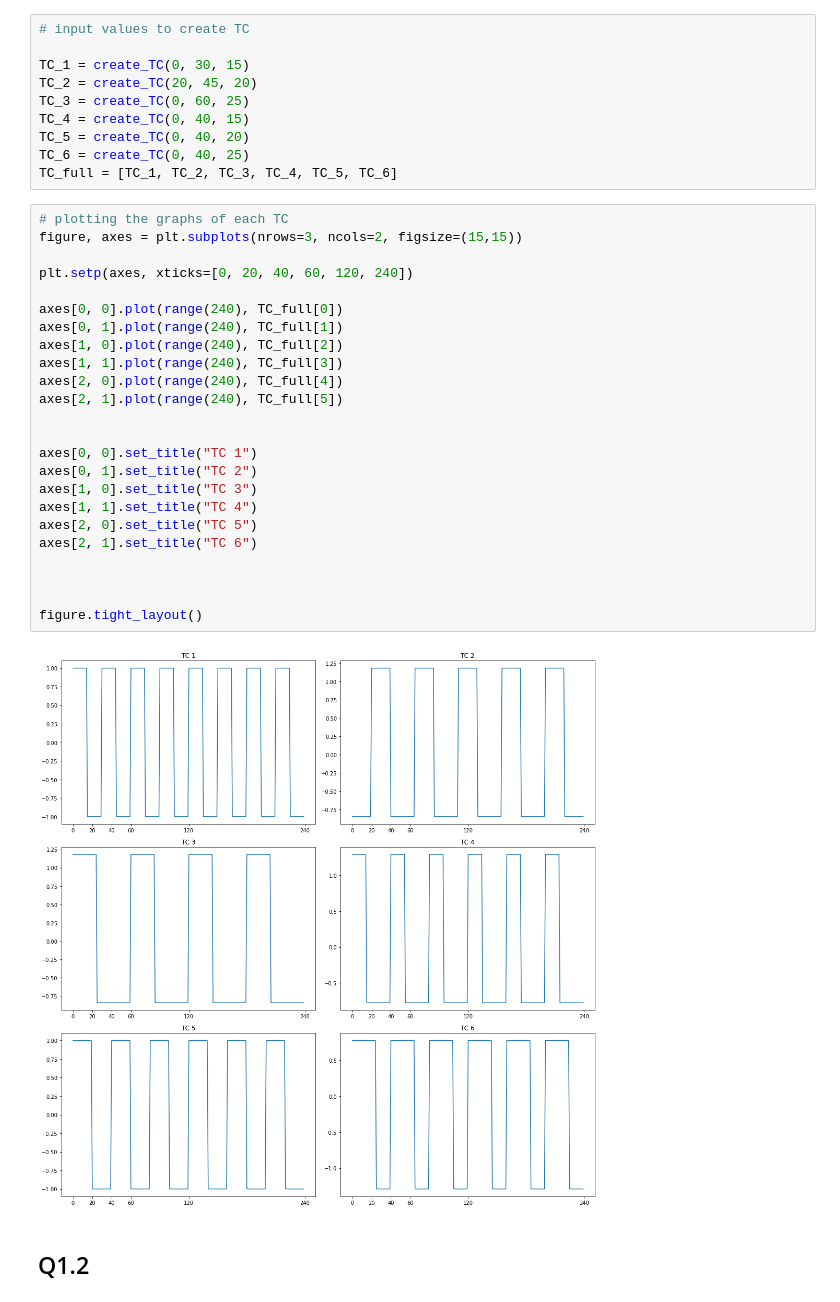
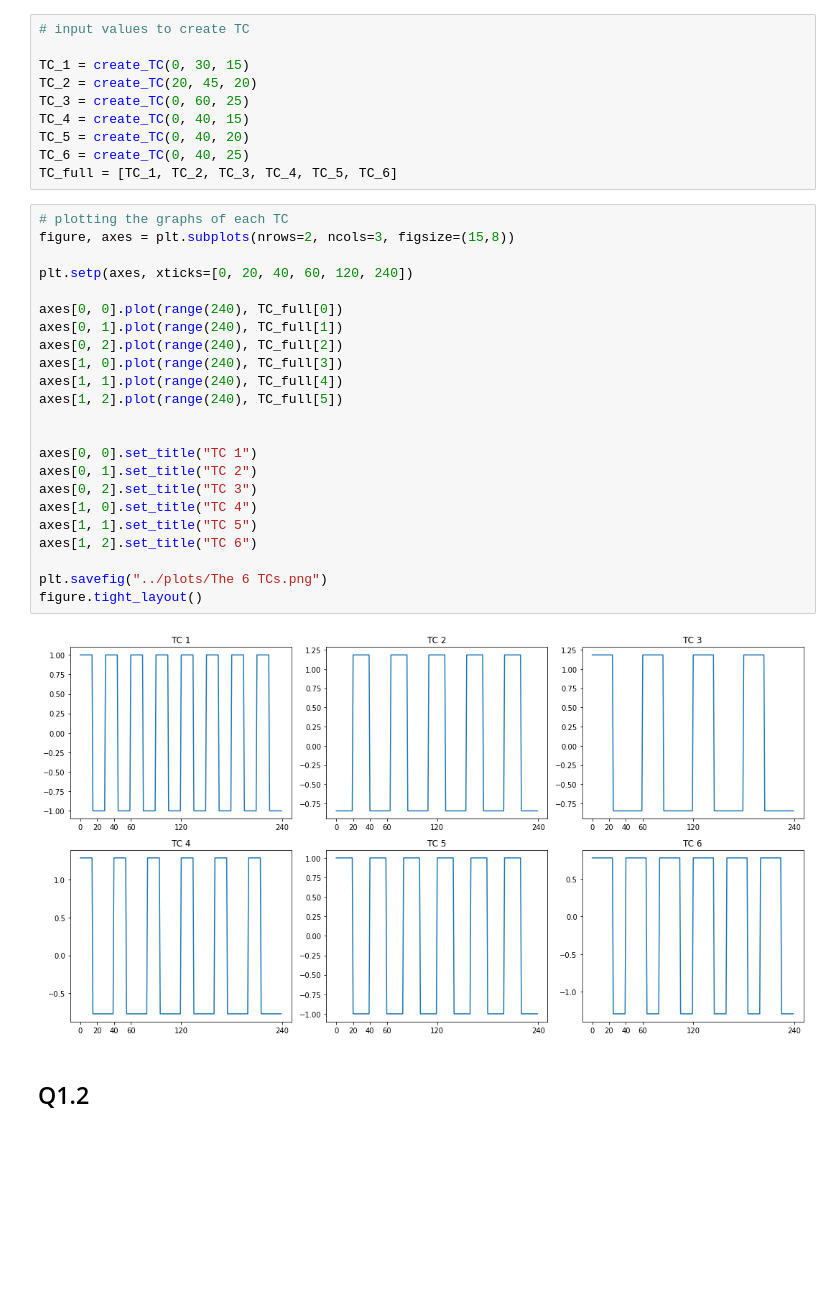
Before and after one commit to wailamw/mast30034_2021_s2_assignment_1-wailamw, a Jupyter notebook: code/Assignment 1.ipynb, the cells around one changed output. Drawn from its saved outputs; the diff is of its cells as text; blank space fills up the shorter version.

```diff
--- a/code/Assignment 1.ipynb
+++ b/code/Assignment 1.ipynb
@@ -55,30 +55,29 @@ TC_6 = create_TC(0, 40, 25)
 TC_full = [TC_1, TC_2, TC_3, TC_4, TC_5, TC_6]
 # %%
 # plotting the graphs of each TC
-figure, axes = plt.subplots(nrows=3, ncols=2, figsize=(15,15))
+figure, axes = plt.subplots(nrows=2, ncols=3, figsize=(15,8))
 
 plt.setp(axes, xticks=[0, 20, 40, 60, 120, 240])
 
 axes[0, 0].plot(range(240), TC_full[0])
 axes[0, 1].plot(range(240), TC_full[1])
-axes[1, 0].plot(range(240), TC_full[2])
-axes[1, 1].plot(range(240), TC_full[3])
-axes[2, 0].plot(range(240), TC_full[4])
-axes[2, 1].plot(range(240), TC_full[5])
+axes[0, 2].plot(range(240), TC_full[2])
+axes[1, 0].plot(range(240), TC_full[3])
+axes[1, 1].plot(range(240), TC_full[4])
+axes[1, 2].plot(range(240), TC_full[5])
 
 
 axes[0, 0].set_title("TC 1")
 axes[0, 1].set_title("TC 2")
-axes[1, 0].set_title("TC 3")
-axes[1, 1].set_title("TC 4")
-axes[2, 0].set_title("TC 5")
-axes[2, 1].set_title("TC 6")
+axes[0, 2].set_title("TC 3")
+axes[1, 0].set_title("TC 4")
+axes[1, 1].set_title("TC 5")
+axes[1, 2].set_title("TC 6")
 
-
-
+plt.savefig("../plots/The 6 TCs.png")
 figure.tight_layout()
 # %% [output]
-[figure, old version]
+[figure, new version]
 # %% [markdown]
 ## Q1.2
 # %%
```
Also changed, not shown: parts of 10 cells of this notebook, 10 other files.
